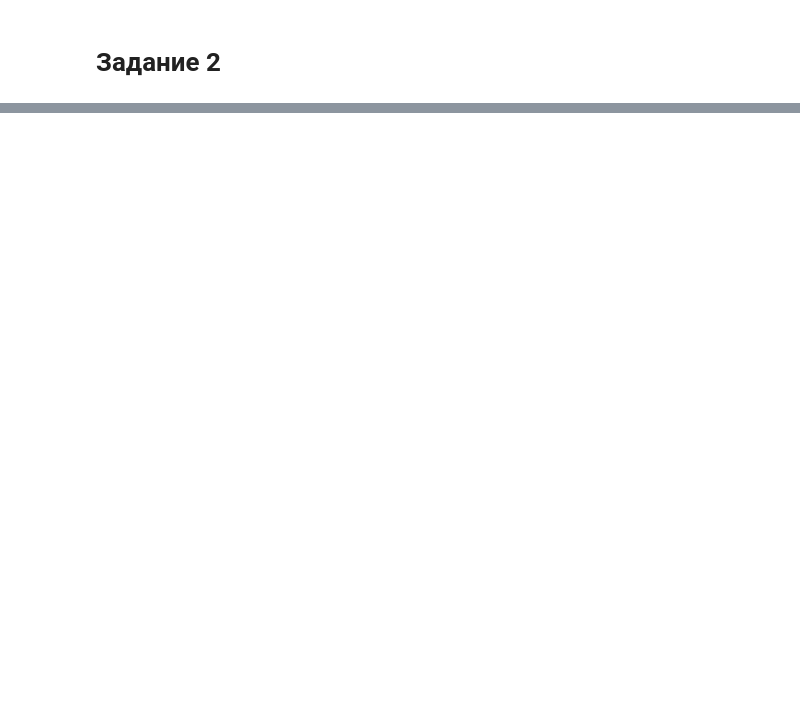
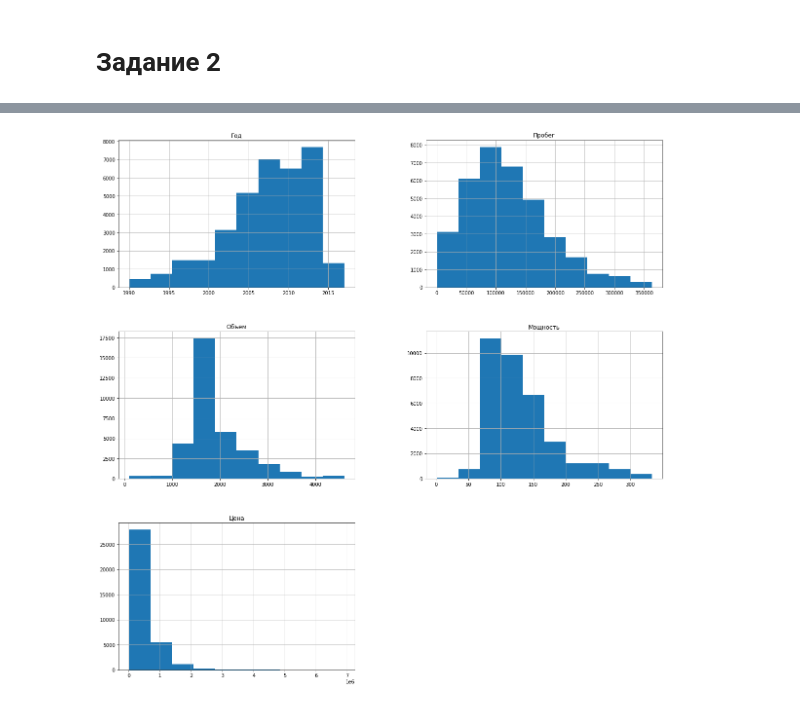
Before and after one commit to BossOfTheCode/ml, a Jupyter notebook: cluster.ipynb, the cells around one changed output, grey strips where cells are left out. Cells and saved outputs as stored; diff of their text form; code cells hidden in the pictures; blank space fills up the shorter version.

```diff
--- a/cluster.ipynb
+++ b/cluster.ipynb
@@ -82,0 +161,4 @@ df.head()
+# %%
+hist = df.hist(figsize=(20,20))
+# %% [output]
+[figure, added]
```
Also changed, not shown: parts of 18 cells of this notebook.
